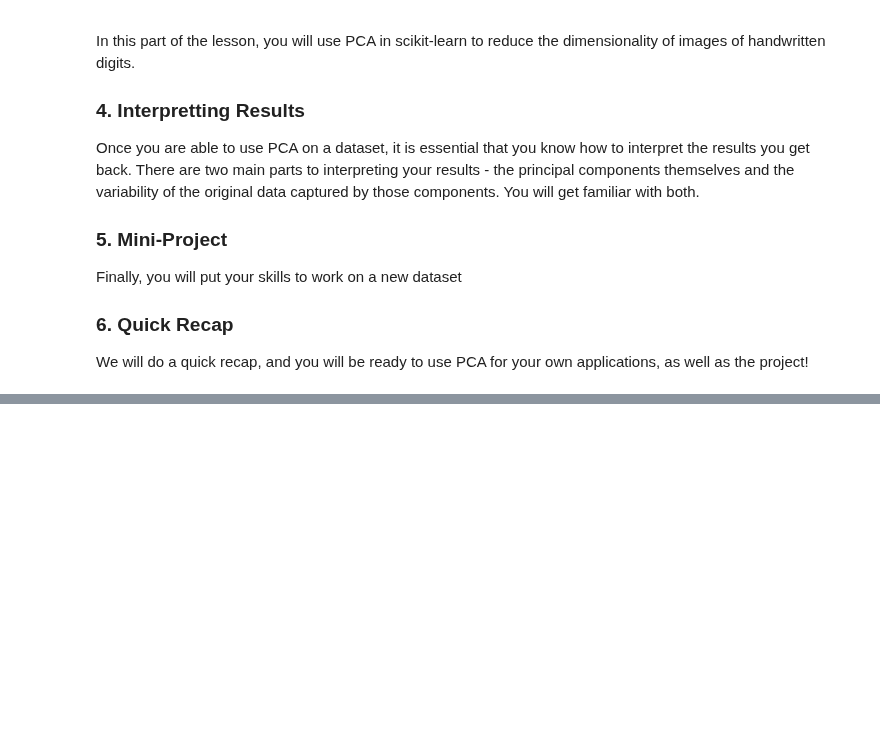
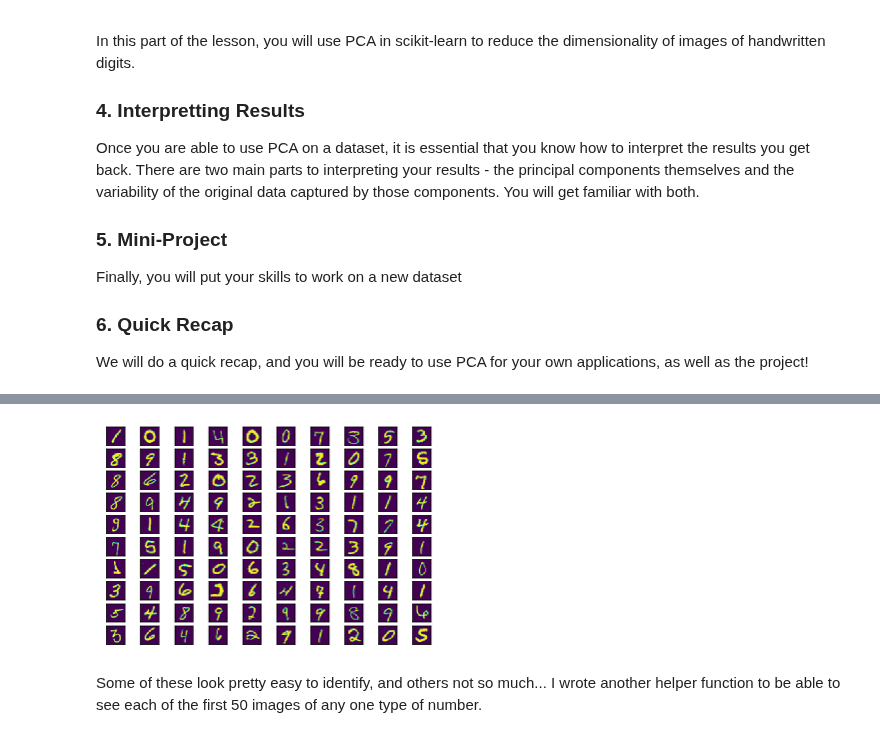
Before and after one commit to ChristopherDaigle/Udacity, a Jupyter notebook: IntroductionToMachineLearningProgram/Part4_UnsupervisedLearning/Dimensionality Reduction and PCA/Notes on Unsupervised Learning - PCA.ipynb, the cells around one changed output, grey strips where cells are left out. Cells and saved outputs as stored; diff of their text form; code cells hidden in the pictures; blank space fills up the shorter version.

```diff
--- a/IntroductionToMachineLearningProgram/Part4_UnsupervisedLearning/Dimensionality Reduction and PCA/Notes on Unsupervised Learning - PCA.ipynb
+++ b/IntroductionToMachineLearningProgram/Part4_UnsupervisedLearning/Dimensionality Reduction and PCA/Notes on Unsupervised Learning - PCA.ipynb
@@ -148,0 +223,24 @@ Some short items about PCA
+# %%
+def show_images(num_images):
+    '''
+    This function plots the num_images provided of MNIST dataset.
+
+    INPUT: num_images - int - The number of images you would like to view.
+           Mod 10 of num_images should be 0 and it should be fewer than 101 images.
+    OUTPUT: A figure with the images shown for the training data.
+    '''
+    if num_images % 10 == 0 and num_images <= 100:
+        for digit_num in range(0,num_images):
+            plt.subplot(num_images/10,10,digit_num+1) #create subplots
+            mat_data = X.iloc[digit_num].as_matrix().reshape(28,28)  #reshape images
+            plt.imshow(mat_data) #plot the data
+            plt.xticks([]) #removes numbered labels on x-axis
+            plt.yticks([]) #removes numbered labels on y-axis
+    else:
+        print('That is not the right input, please read the docstring before continuing.')
+# %%
+show_images(100)
+# %% [output]
+[figure, added]
+# %% [markdown]
+Some of these look pretty easy to identify, and others not so much... I wrote another helper function to be able to see each of the first 50 images of any one type of number.
```
Also changed, not shown: parts of 99 cells of this notebook, 5 other files.
